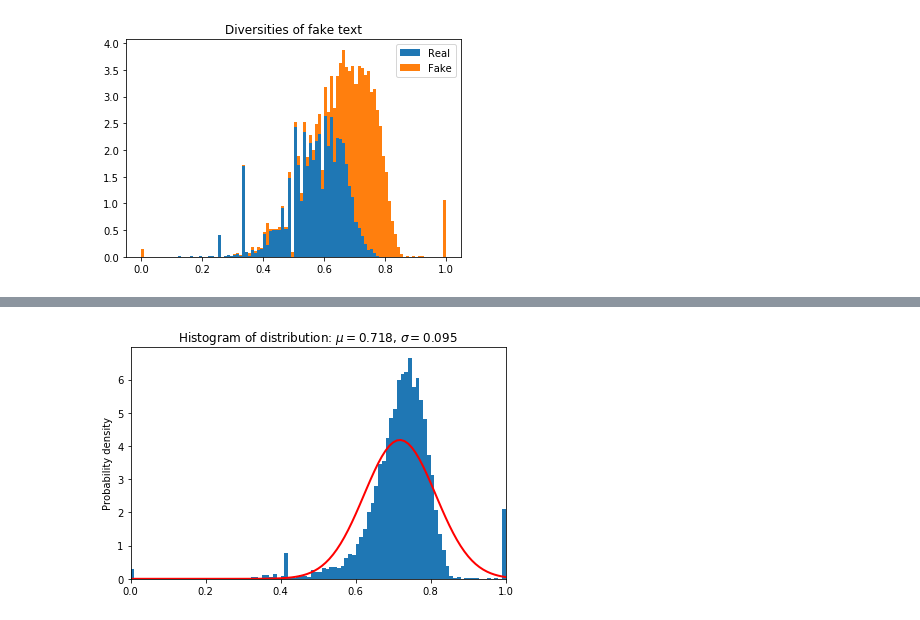
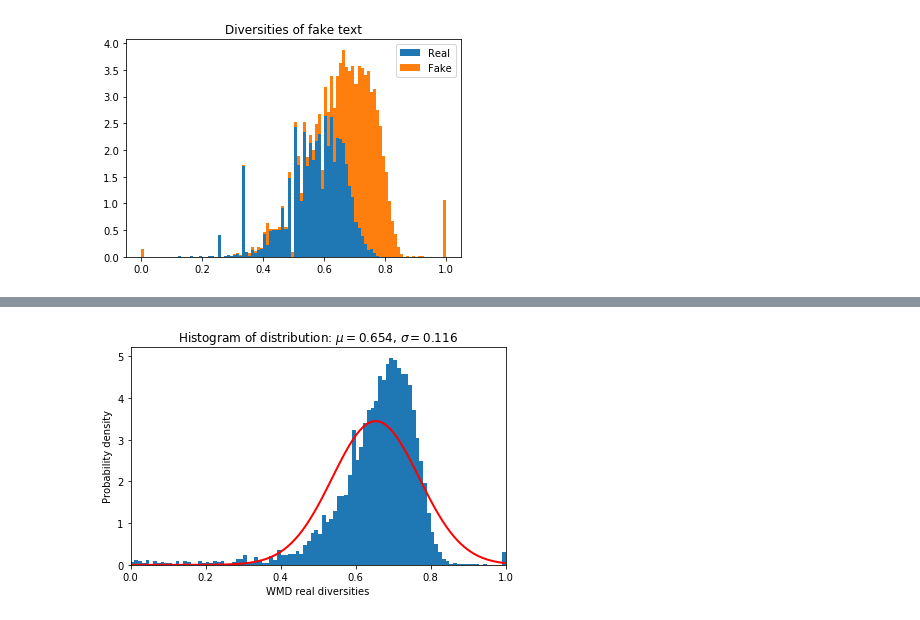
Before and after one commit to debashishc/classification-real-fake-text, a Jupyter notebook: Multimetric analysis.ipynb, the cells around one changed output, grey strips where cells are left out. Saved outputs shown, nothing was run; the diff lists cells and outputs as text; code cells hidden in the pictures.

```diff
--- a/Multimetric analysis.ipynb
+++ b/Multimetric analysis.ipynb
@@ -64,17 +68,11 @@ wmd_real_novelties_distances = read_list('analysis_word_emb/wmd_novelties_real.t
 wmd_fake_diversities_distances = read_list('analysis_word_emb/wmd_diversities_fake2.txt')
 wmd_fake_novelties_distances = read_list('analysis_word_emb/wmd_novelties_fake2.txt')
 
-# normalise all the results
-normed_real_diversities = normalize(wmd_real_diversities_distances)
-normed_real_novelties = normalize(wmd_real_novelties_distances)
-normed_fake_diversities = normalize(wmd_fake_diversities_distances)
-normed_fake_novelties = normalize(wmd_fake_novelties_distances)
-
 # Transform distances to similarities
-wmd_normed_real_diversities = normed_dists_to_sims(normed_fake_diversities)
-wmd_normed_real_novelties = normed_dists_to_sims(normed_real_novelties)
-wmd_normed_fake_diversities = normed_dists_to_sims(normed_fake_diversities)
-wmd_normed_fake_novelties = normed_dists_to_sims(normed_fake_diversities)
+wmd_normed_real_diversities = normed_dists_to_sims(normalize(wmd_real_diversities_distances))
+wmd_normed_real_novelties = normed_dists_to_sims(normalize(wmd_real_novelties_distances))
+wmd_normed_fake_diversities = normed_dists_to_sims(normalize(wmd_fake_diversities_distances))
+wmd_normed_fake_novelties = normed_dists_to_sims(normalize(wmd_fake_novelties_distances))
 
 print(max(wmd_real_diversities_distances))
 print(max(wmd_real_novelties_distances))
@@ -204,4 +202,4 @@ for ax in axarr.flat:
 # %%
-normal_distribution((wmd_normed_real_diversities), "")
+normal_distribution((wmd_normed_real_diversities), "WMD real diversities")
 # %% [output]
-[figure, old version]
+[figure, new version]
```
Also changed, not shown: parts of 6 cells of this notebook, 3 other files.
